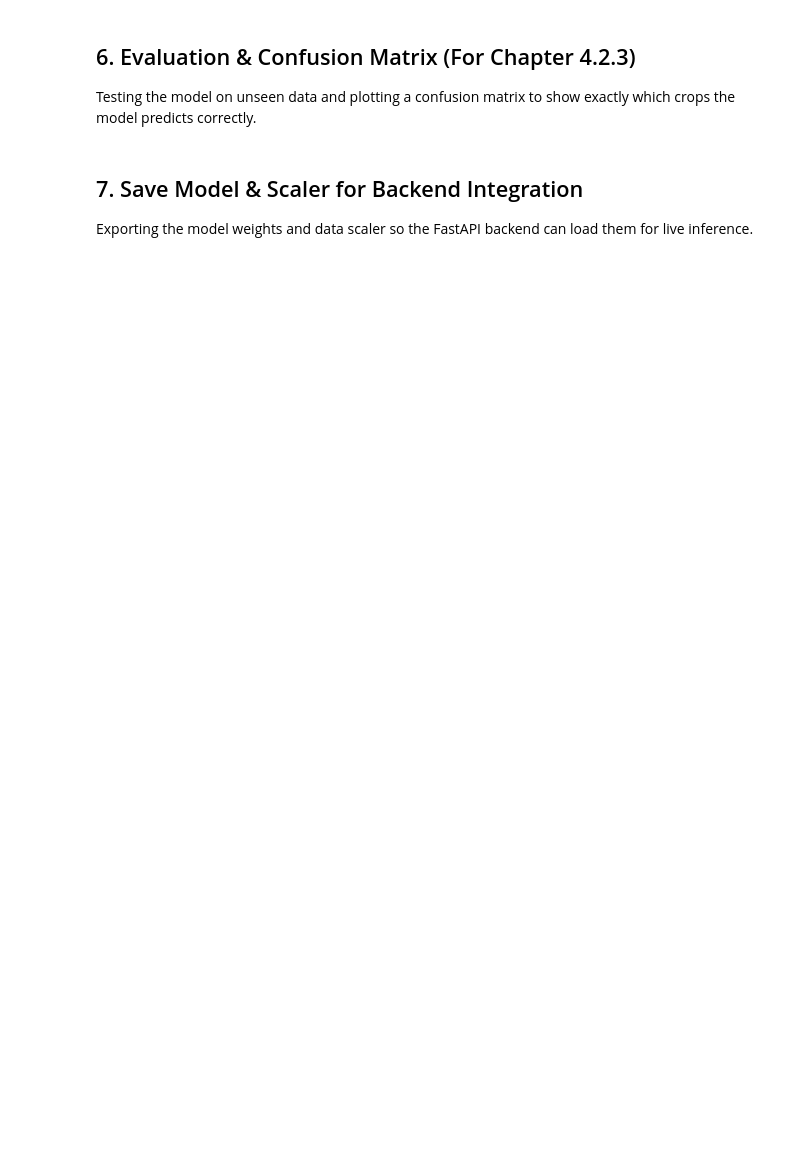
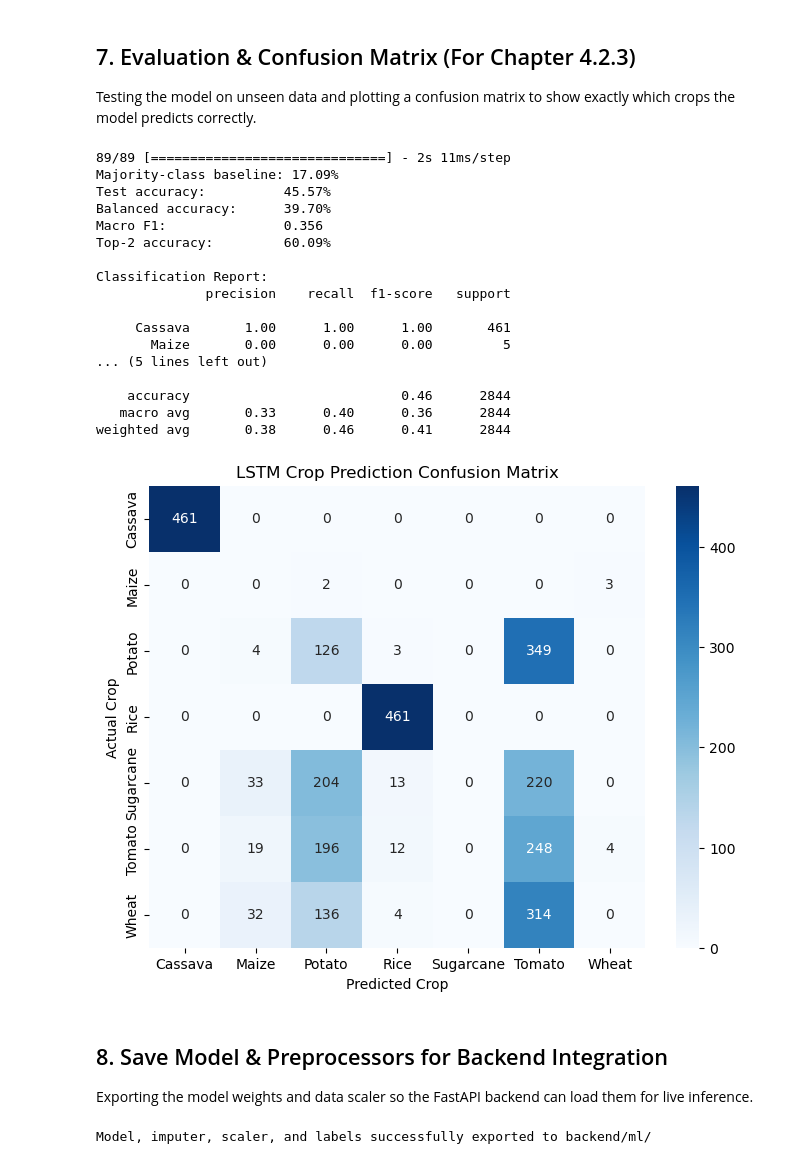
Before and after one commit to Israel-Durotoye/final-year-project, a Jupyter notebook: LSTM_Model_Evaluation.ipynb, the cells around one changed output. Saved outputs shown, nothing was run; the diff lists cells and outputs as text; code cells hidden in the pictures; blank space fills up the shorter version.

```diff
--- a/LSTM_Model_Evaluation.ipynb
+++ b/LSTM_Model_Evaluation.ipynb
@@ -157,0 +277,14 @@ history = model.fit(
+# %%
+minority_count = int(np.unique(y_train, return_counts=True)[1].min())
+if minority_count < 2:
+    raise ValueError('SMOTE needs at least two real training windows per crop.')
+
+smote = SMOTE(random_state=RANDOM_STATE, k_neighbors=min(5, minority_count - 1))
+X_train_flat = X_train.reshape(len(X_train), -1)
+X_train_balanced_flat, y_train_balanced = smote.fit_resample(X_train_flat, y_train)
+X_train_balanced = X_train_balanced_flat.reshape(-1, SEQUENCE_LENGTH, len(FEATURES)).astype(np.float32)
+
+print('BEFORE SMOTE:', crop_counts(y_train))
+print('AFTER SMOTE: ', crop_counts(y_train_balanced))
+print(f'Real validation windows (unchanged): {len(X_validation):,}')
+print(f'Real test windows (unchanged): {len(X_test):,}')
@@ -183,31 +412,63 @@ plt.show()
 # %% [markdown]
-## 6. Evaluation & Confusion Matrix (For Chapter 4.2.3)
+## 7. Evaluation & Confusion Matrix (For Chapter 4.2.3)
 Testing the model on unseen data and plotting a confusion matrix to show exactly which crops the model predicts correctly.
 # %%
 # Evaluate on test set
-loss, accuracy = model.evaluate(X_test, y_test, verbose=0)
-print(f"Test Accuracy: {accuracy * 100:.2f}%")
+loss, accuracy, top_2_accuracy = model.evaluate(X_test, y_test, verbose=0)
 
 # Get predictions
 y_pred_probs = model.predict(X_test)
 y_pred = np.argmax(y_pred_probs, axis=1)
+majority_baseline = np.bincount(y_test).max() / len(y_test)
+balanced_accuracy = balanced_accuracy_score(y_test, y_pred)
+macro_f1 = f1_score(y_test, y_pred, average='macro', zero_division=0)
+
+print(f'Majority-class baseline: {majority_baseline * 100:.2f}%')
+print(f'Test accuracy:          {accuracy * 100:.2f}%')
+print(f'Balanced accuracy:      {balanced_accuracy * 100:.2f}%')
+print(f'Macro F1:               {macro_f1:.3f}')
+print(f'Top-2 accuracy:         {top_2_accuracy * 100:.2f}%')
 
 print("\nClassification Report:")
-print(classification_report(y_test, y_pred, target_names=label_encoder.classes_))
+print(classification_report(
+    y_test, y_pred,
+    labels=np.arange(NUM_CLASSES),
+    target_names=label_encoder.classes_,
+    zero_division=0,
+))
 
 # Plot Confusion Matrix
-cm = confusion_matrix(y_test, y_pred)
+cm = confusion_matrix(y_test, y_pred, labels=np.arange(NUM_CLASSES))
 plt.figure(figsize=(8, 6))
 sns.heatmap(cm, annot=True, fmt='d', cmap='Blues',
             xticklabels=label_encoder.classes_,
             yticklabels=label_encoder.classes_)
 plt.title('LSTM Crop Prediction Confusion Matrix')
 plt.xlabel('Predicted Crop')
 plt.ylabel('Actual Crop')
 plt.savefig('confusion_matrix.png', dpi=300)
 plt.show()
+# %% [output]
+89/89 [==============================] - 2s 11ms/step
+Majority-class baseline: 17.09%
+Test accuracy:          45.57%
+Balanced accuracy:      39.70%
+Macro F1:               0.356
+Top-2 accuracy:         60.09%
+
+Classification Report:
+              precision    recall  f1-score   support
+
+     Cassava       1.00      1.00      1.00       461
+       Maize       0.00      0.00      0.00         5
+... (5 lines left out)
+
+    accuracy                           0.46      2844
+   macro avg       0.33      0.40      0.36      2844
+weighted avg       0.38      0.46      0.41      2844
+[figure, added]
 # %% [markdown]
-## 7. Save Model & Scaler for Backend Integration
+## 8. Save Model & Preprocessors for Backend Integration
 Exporting the model weights and data scaler so the FastAPI backend can load them for live inference.
 # %%
 import os
@@ -215,6 +476,7 @@ model_dir = os.path.join("backend", "ml")
 os.makedirs(model_dir, exist_ok=True)
 
 model.save(os.path.join(model_dir, "lstm_crop_model.keras"))
+joblib.dump(imputer, os.path.join(model_dir, "imputer_crop.pkl"))
 joblib.dump(scaler, os.path.join(model_dir, "scaler_crop.pkl"))
 
 # Save the label mapping as JSON
@@ -222,4 +484,6 @@ label_map = {int(i): str(c) for i, c in enumerate(label_encoder.classes_)}
 with open(os.path.join(model_dir, "crop_labels.json"), "w") as f:
     json.dump(label_map, f)
 
-print("Model, scaler, and labels successfully exported to backend/ml/")
+print("Model, imputer, scaler, and labels successfully exported to backend/ml/")
+# %% [output]
+Model, imputer, scaler, and labels successfully exported to backend/ml/
```
Also changed, not shown: parts of 21 cells of this notebook, 33 other files.
